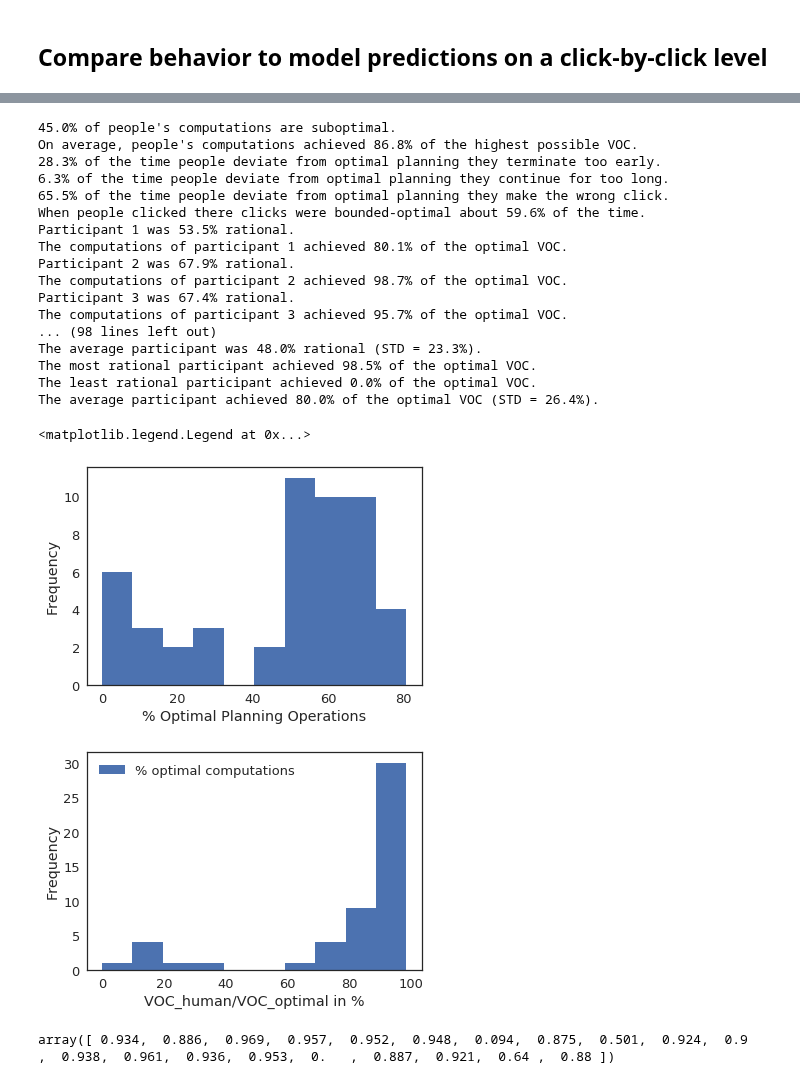
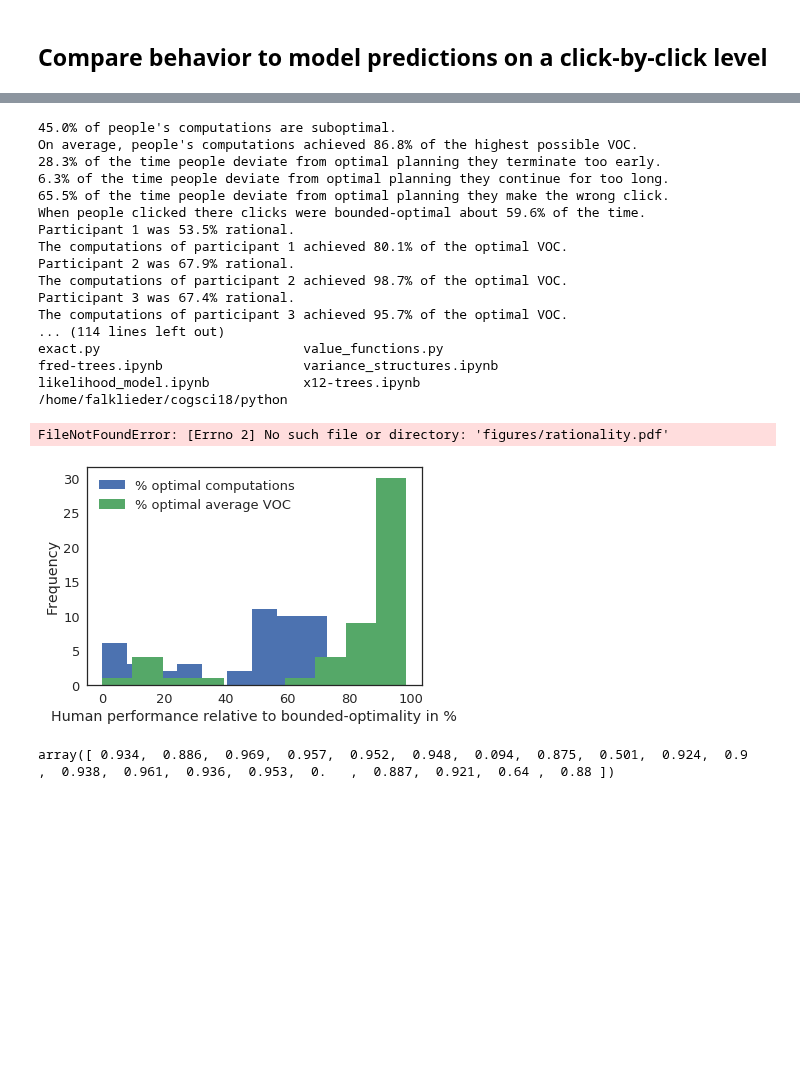
Before and after one commit to fredcallaway/planning, a Jupyter notebook: python/qualitative_predictions_x12.ipynb, the cells around one changed output, grey strips where cells are left out. Drawn from its saved outputs; the diff is of its cells as text; code cells hidden in the pictures; blank space fills up the shorter version.

```diff
--- a/python/qualitative_predictions_x12.ipynb
+++ b/python/qualitative_predictions_x12.ipynb
@@ -749,43 +773,47 @@ print("The most rational participant was {:3.1f}% rational.".format(np.max(ratio
 print("The least rational participant was {:3.1f}% rational.".format(np.min(rationality_by_participant)))
 print("The average participant was {:3.1f}% rational (STD = {:3.1f}%).".format(np.mean(rationality_by_participant),np.std(rationality_by_participant)))
 
 print("The most rational participant achieved {:3.1f}% of the optimal VOC.".format(np.max(VOC_ratio)))
 print("The least rational participant achieved {:3.1f}% of the optimal VOC.".format(np.min(VOC_ratio)))
 print("The average participant achieved {:3.1f}% of the optimal VOC (STD = {:3.1f}%).".format(np.mean(VOC_ratio),np.std(VOC_ratio)))
 
 
 np.histogram(rationality_by_participant)
 plt.hist(rationality_by_participant)
 plt.xlabel('% Optimal Planning Operations')
 plt.ylabel('Frequency')
 
-plt.figure()
+#plt.figure()
 plt.hist(VOC_ratio)
-plt.xlabel('VOC_human/VOC_optimal in %')
+#plt.xlabel('VOC_human/VOC_optimal in %')
+plt.xlabel('Human performance relative to bounded-optimality in %')
 plt.ylabel('Frequency')
 
 plt.legend(['% optimal computations','% optimal average VOC'])
+
+! ls
+! pwd
+plt.savefig('figures/rationality.pdf')
 # %% [output]
 45.0% of people's computations are suboptimal.
 On average, people's computations achieved 86.8% of the highest possible VOC.
 28.3% of the time people deviate from optimal planning they terminate too early.
 6.3% of the time people deviate from optimal planning they continue for too long.
 65.5% of the time people deviate from optimal planning they make the wrong click.
 When people clicked there clicks were bounded-optimal about 59.6% of the time.
 Participant 1 was 53.5% rational.
 The computations of participant 1 achieved 80.1% of the optimal VOC.
 Participant 2 was 67.9% rational.
 The computations of participant 2 achieved 98.7% of the optimal VOC.
 Participant 3 was 67.4% rational.
 The computations of participant 3 achieved 95.7% of the optimal VOC.
-... (98 lines left out)
-The average participant was 48.0% rational (STD = 23.3%).
-The most rational participant achieved 98.5% of the optimal VOC.
-The least rational participant achieved 0.0% of the optimal VOC.
-The average participant achieved 80.0% of the optimal VOC (STD = 26.4%).
+... (114 lines left out)
+exact.py                          value_functions.py
+fred-trees.ipynb                  variance_structures.ipynb
+likelihood_model.ipynb            x12-trees.ipynb
+/home/falklieder/cogsci18/python
-<matplotlib.legend.Legend at 0x...>
+FileNotFoundError: [Errno 2] No such file or directory: 'figures/rationality.pdf'
-[figure, old version]
+[figure, new version]
-[figure, removed]
 # %%
 VOC_ratio
 # %% [output]
```
Also changed, not shown: parts of 17 cells of this notebook, 8 other files.
